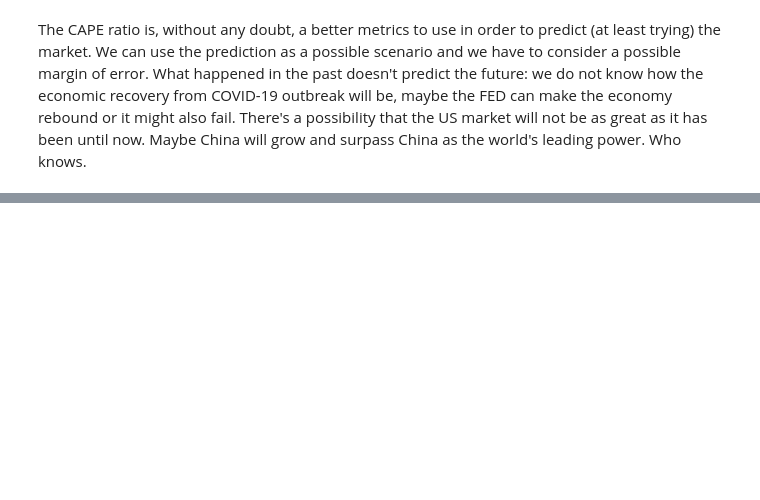
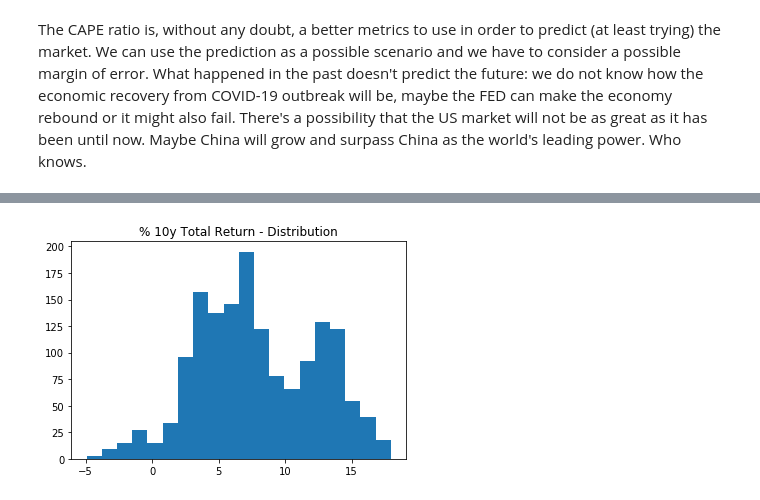
Before and after one commit to emanuelecora/P-E-and-Stock-Market-Return, a Jupyter notebook: Notebook.ipynb, the cells around one changed output, grey strips where cells are left out. Saved outputs shown, nothing was run; the diff lists cells and outputs as text; code cells hidden in the pictures; blank space fills up the shorter version.

```diff
--- a/Notebook.ipynb
+++ b/Notebook.ipynb
@@ -303,0 +311,15 @@ In the next 10 years, i would expect a bit lower return than the one predicted b
+# %%
+df["Dividends"] = df["Dividends"] / 12
+df["Total Dividends"] = df["Dividends"].cumsum()
+# %%
+df["10y Annualized Return"] = ((((df["Price"].shift(-120) + (df["Total Dividends"].shift(-120) - df["Total Dividends"])) / df["Price"])) ** (1/10) - 1) * 100
+# %%
+df.dropna(inplace=True)
+# %%
+# sns.distplot(df["Total Next 10y Annualized Return"], kde=False).set_title("% 10y Annualized Return - Distribution")
+# plt.show()
+plt.hist(df["10y Annualized Return"], bins=20)
+plt.gca().set(title="% 10y Total Return - Distribution")
+plt.show()
+# %% [output]
+[figure, added]
```
Also changed, not shown: parts of 16 cells of this notebook.
